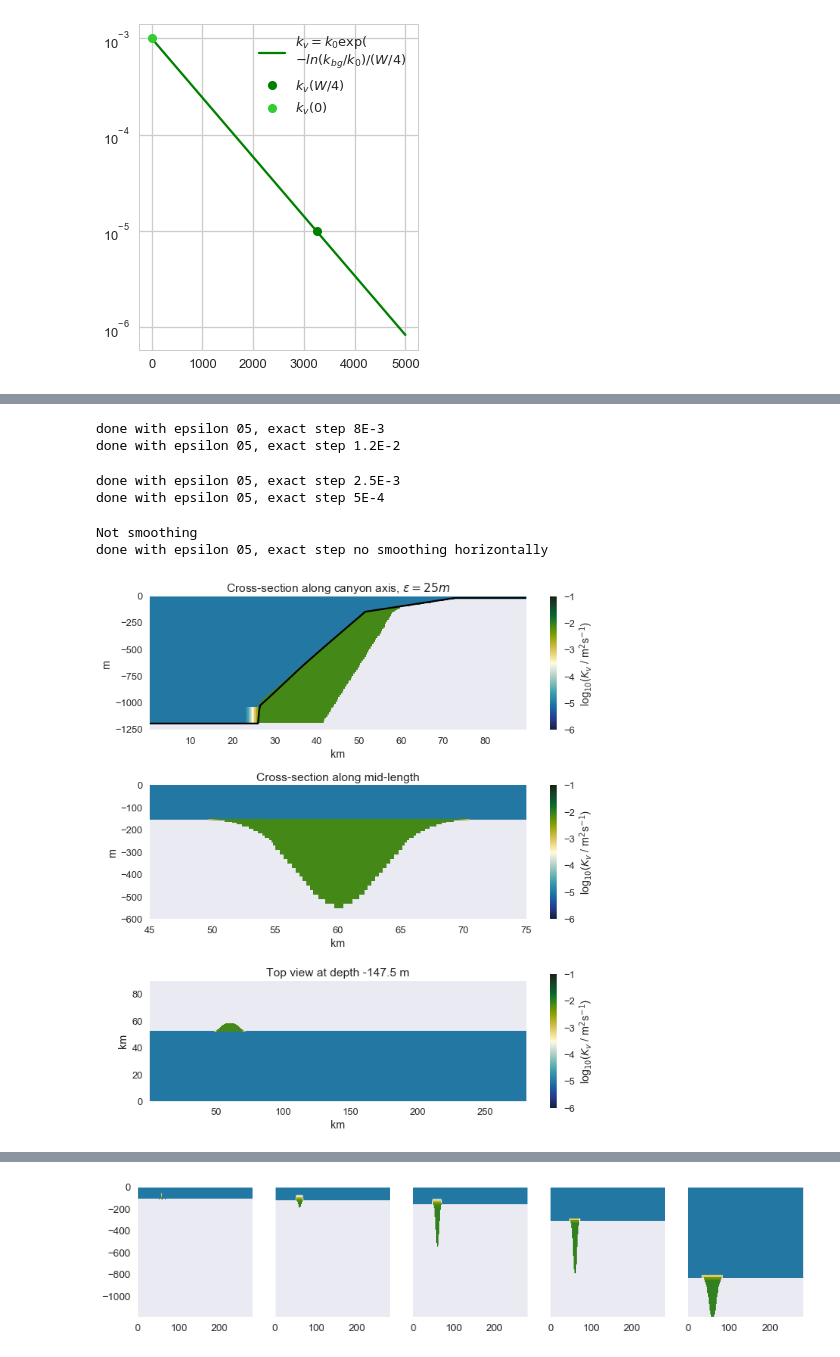
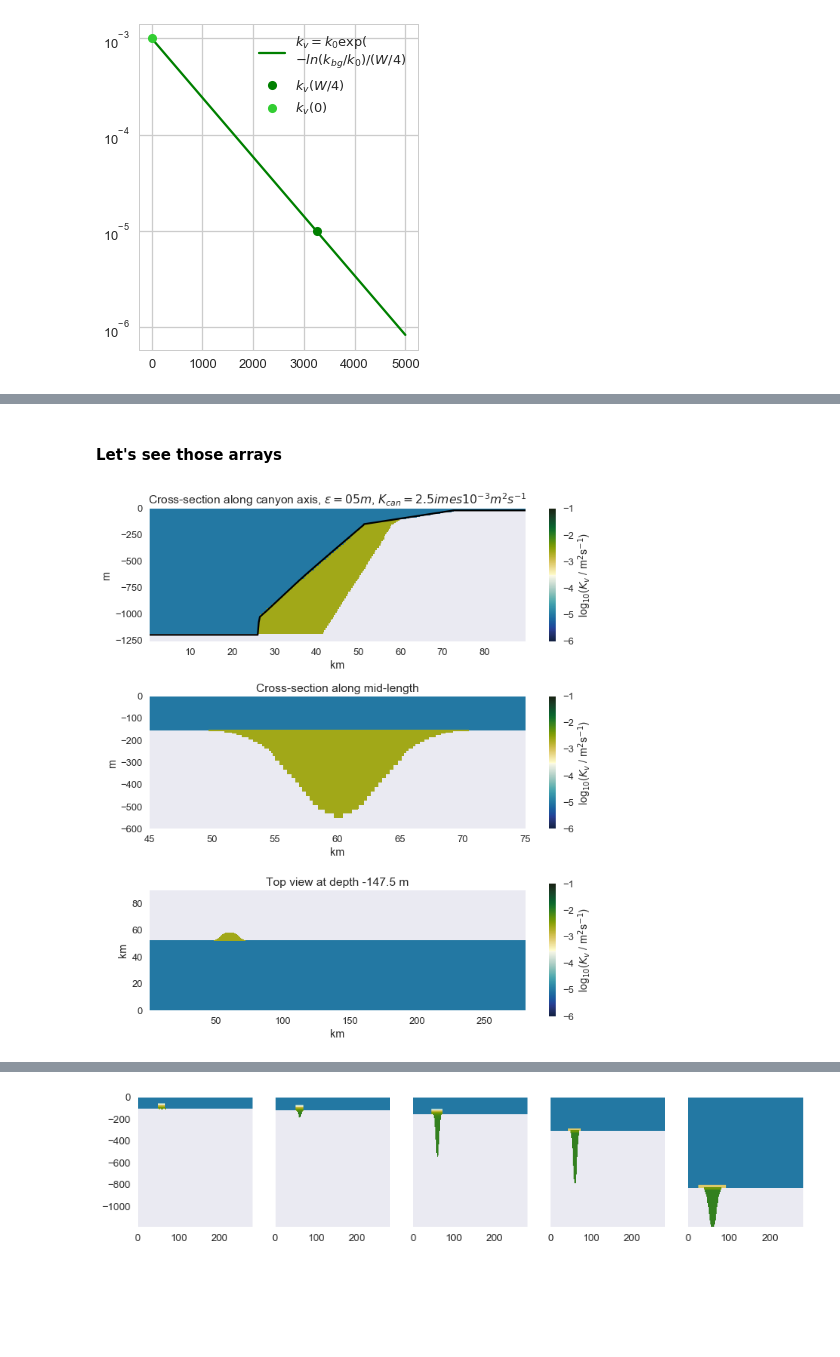
Before and after one commit to UBC-MOAD/buildcanyon, a Jupyter notebook: Stratification/GenerateDiffKrFile_smoothStep.ipynb, the cells around one changed output, grey strips where cells are left out. Cells and saved outputs as stored; diff of their text form; code cells hidden in the pictures; blank space fills up the shorter version.

```diff
--- a/Stratification/GenerateDiffKrFile_smoothStep.ipynb
+++ b/Stratification/GenerateDiffKrFile_smoothStep.ipynb
@@ -30,17 +30,19 @@ import canyon_tools.readout_tools as rout
 # %% [markdown]
 ### Functions
 # %%
-def smoothHS(nx, xi, epsilon, dx, k1, k2):
+def smoothHS(nx, xi, epsilon, dx, k1, k2, Z):
     '''Build smooth Heaviside function, of width 2*epsilon centred at index xi
     Check:
-    xi < nx '''
+    xi < nx.
+    In this case, epsilon = smoothness/dx, where smoothness
+    is the 1/2 distance over which the transition from kbg to kcan happens.'''
 
     hs = np.zeros(nx)
     hs[:xi-epsilon+1] = k1
 
     for ii in range(2*epsilon):
         hs[xi+ii-epsilon] = k1+(0.5 + (ii-epsilon)/(2*epsilon) +
-                             (np.sin(np.pi*(ii-epsilon)/epsilon))/(2*np.pi))*k2
+                            (np.sin(np.pi*(ii-epsilon)/epsilon))/(2*np.pi))*k2
 
     hs[xi+epsilon-1:] = k2+k1
     return hs
@@ -50,7 +52,9 @@ def smooth_3D_diff(kv_array, W=13000, kbg = 1e-5, smooth=True):
     '''Exponential smoothing of a 3D kv map
     kv_smooth: np array with 3D map of diffusivities
     W: Exponential length scale of decay will be 0.25*W
-    kbg: background diffusivity'''
+    kbg: background diffusivity.
+
+    This function is slooooooow'''
 
     kv_smooth = np.copy(kv_array)
     # Break canyon into 2 sections vertically and horizontally
@@ -97,7 +101,7 @@ def smooth_3D_diff(kv_array, W=13000, kbg = 1e-5, smooth=True):
                         kv_smooth[kk,:jj,ii] = k_sm
                         break
     else:
-        print('Not smoothing')
+        print('No smoothing')
 
     kv_final = np.where(np.isnan(kv_smooth)== True , kbg, kv_smooth)
     kv_final = np.where(kv_final < kbg , kbg, kv_final)
@@ -119,7 +123,9 @@ def build_3D_diff_rim(hFacC, kv_bg, kv_can, delta, thresh, RC, dz, epsilon):
 
         dz_rim = dz[rim_ind]
 
-        kappa_profile = smoothHS(nz, rim_ind, int(epsilon/dz_rim), dz_rim, kv_bg, kv_can)
+        step = max([int(epsilon/dz_rim),1]) # This step is important to make e=5 cases = to original enhanced diff.
+
+        kappa_profile = smoothHS(nz, rim_ind, step, dz_rim, kv_bg, kv_can, RC)
 
         kv_array[:, ind[0], ind[1]] = kappa_profile
         ii = ii+1
@@ -127,8 +133,9 @@ def build_3D_diff_rim(hFacC, kv_bg, kv_can, delta, thresh, RC, dz, epsilon):
     return kv_array
 
 #------------------------------------------------------------------------------------------------------------------------
-def final_3D_diff(hFacCnoc, kv_bg, kv_can, delta, thresh, RC, dz, epsilon, W=13000, kbg = 1e-5, smoothing = True):
-    '''make final, smoothed 3D map of diffusivities based on kv_profile'''
+def final_3D_diff(hFacCnoc, kv_bg, kv_can, delta, thresh, RC, dz, epsilon, W=13000, kbg = 1e-5, smoothing = False):
+    '''make final, 3D map of diffusivities based on kv_profile. If smoothing=True then the final profile
+    will be smoothed using smooth_3D_diff. '''
 
     kv_temp = build_3D_diff_rim(hFacCnoc, kv_bg,kv_can, delta, thresh, RC, dz, epsilon)
     kv_map = smooth_3D_diff(kv_temp, W, kbg, smooth=smoothing)
@@ -288,7 +257,7 @@ ax.legend(loc=0)
 ### Find canyon indices
 # %%
 # Isolate canyon
-thresh = 5.0 # min vertical resolution
+thresh = 0.1 # min vertical resolution
 delta = depth_Can-depth_NoC
 delta_masked = np.ma.masked_less_equal(delta, thresh)
 
@@ -354,0 +398,7 @@ KeyboardInterrupt:
+# %%
+# Kv = 2.5E-3 exact, change epsilon
+
+kappa_can = 2.5E-3-(1E-5)
+
+kv_final_e05_kv2p5E3 = final_3D_diff(hFacC, kappa_bg, kappa_can, delta, thresh, RC, dz_vec, 5, W=13000, kbg = 1e-5)
+print('done with epsilon 05, kappa_can %1.1e' %kappa_can)
@@ -408,33 +438,7 @@ done with epsilon 100, exact step 5E03
-# %%
-kv_final_e5exact8E3 = final_3D_diff(hFacC, kappa_bg, kappa_exact_8E3, delta, thresh, RC,
-                                     dz_vec, 5, W=13000, kbg = 1e-5)
-print('done with epsilon 05, exact step 8E-3')
-kv_final_e5exact1p2E2 = final_3D_diff(hFacC, kappa_bg, kappa_exact_1p2E2, delta, thresh, RC,
-                                    dz_vec, 5, W=13000, kbg = 1e-5)
-print('done with epsilon 05, exact step 1.2E-2')
-# %% [output]
-done with epsilon 05, exact step 8E-3
-done with epsilon 05, exact step 1.2E-2
-# %%
-kv_final_e5exact2p5E3 = final_3D_diff(hFacC, kappa_bg, kappa_exact_2p5E3, delta, thresh, RC,
-                                     dz_vec, 5, W=13000, kbg = 1e-5)
-print('done with epsilon 05, exact step 2.5E-3')
-
-kv_final_e5exact5E4 = final_3D_diff(hFacC, kappa_bg, kappa_exact_5E4, delta, thresh, RC,
-                                    dz_vec, 5, W=13000, kbg = 1e-5)
-print('done with epsilon 05, exact step 5E-4')
-# %% [output]
-done with epsilon 05, exact step 2.5E-3
-done with epsilon 05, exact step 5E-4
-# %%
-kv_final_e5exact_nosmooth = final_3D_diff(hFacC, kappa_bg, kappa_exact_step, delta, thresh, RC,
-                                          dz_vec, 5, W=13000, kbg = 1e-5, smoothing=False)
-print('done with epsilon 05, exact step no smoothing horizontally')
-# %% [output]
-Not smoothing
-done with epsilon 05, exact step no smoothing horizontally
+# %% [markdown]
+#### Let's see those arrays
 # %%
 sns.set_style('dark')
-fig, ax1, ax2, ax3 = plot_sections(kv_final_e5_exact8E3, '$\epsilon=25 m$')
+fig, ax1, ax2, ax3 = plot_sections(kv_final_e05_kv2p5E3, '$\epsilon=05 m$, $K_{can}=2.5\times10^{-3} m^2s^{-1}$')
 # %% [output]
-[figure, old version]
+[figure, new version]
```
Also changed, not shown: parts of 31 cells of this notebook, 1 other file.
